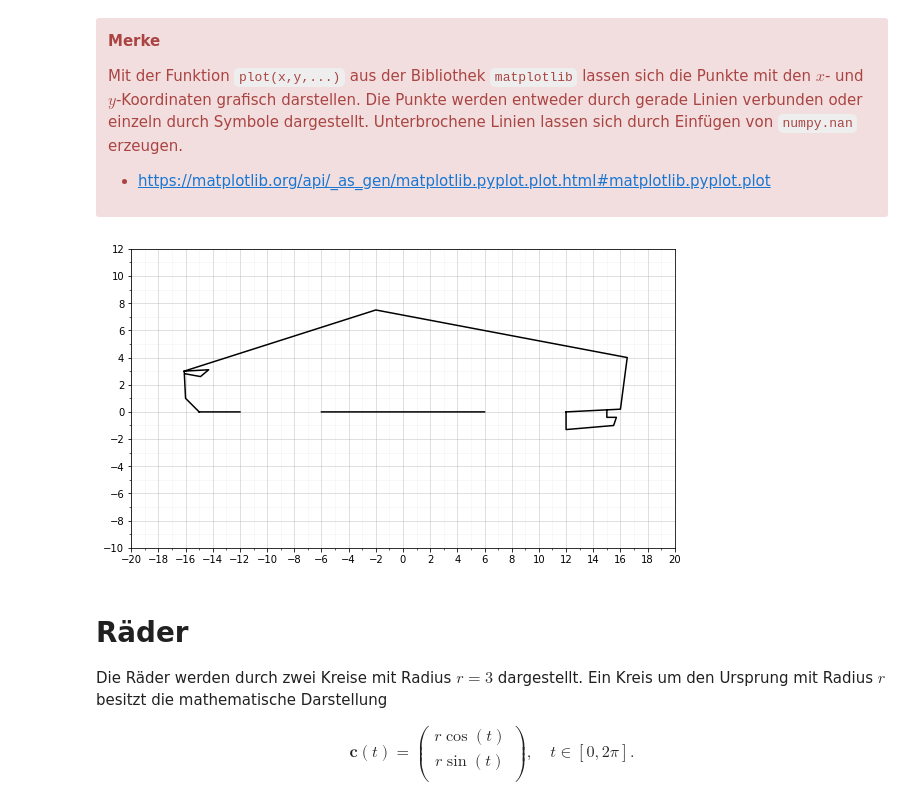
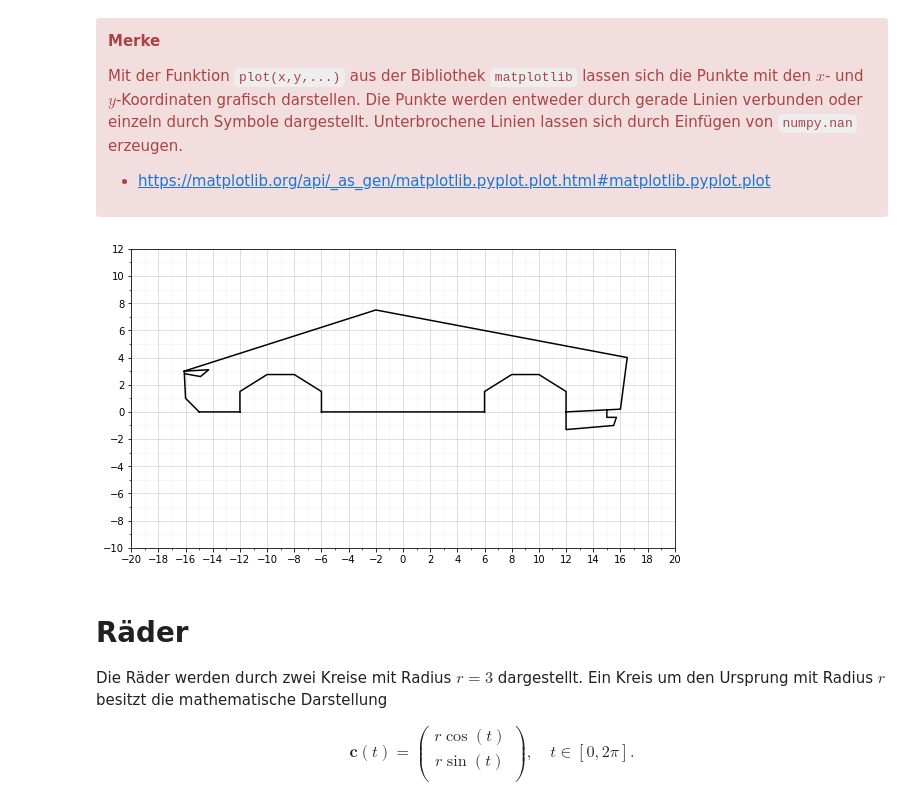
Before and after one commit to Wroyk-UniProjects/Mathe2Labor, a Jupyter notebook: car.ipynb, the cells around one changed output. Cells and saved outputs as stored; diff of their text form; code cells hidden in the pictures.

```diff
--- a/car.ipynb
+++ b/car.ipynb
@@ -157,19 +157,19 @@ Unterbrochene Linien lassen sich durch Einfügen von `numpy.nan` erzeugen.
 # %%
 #
 # Ergänzen Sie bitte hier die Python Befehle für Aufgabe 1!
 #
 #    1vorne unten    2zw. reifen     3hinten nach vorne + dach            4 heckdiffusor                 5 scheinwerfer
 x = [-15,-12,np.nan,-6,6,np.nan,12,16,16.5,-2,-16.1,-16,-15,np.nan,15,15,15.7,15.5,12,12,np.nan,-16.1,-14.3,-14.9,-16,np.nan]
 y = [0,0,np.nan,0,0,np.nan,0,0.2,4,7.5,3,1,0,np.nan,0.1,-0.4,-0.4,-1,-1.3,0,np.nan,3,3.1,2.6,2.8,np.nan]
 #     1          2                  3                       4                             5
-x_radkasten = []
-y_radkasten = []
+x_radkasten = [-12,-12,-10,-8,-6,-6,np.nan,6,6,8,10,12,12,np.nan]
+y_radkasten = [0,1.5,2.75,2.75,1.5,0,np.nan,0,1.5,2.75,2.75,1.5,0,np.nan]
 
 x = np.concatenate((x, x_radkasten))
 y = np.concatenate((y, y_radkasten))
 draw_plot(x, y, 'k', plot_settings)
 # %% [output]
-[figure, old version]
+[figure, new version]
 # %% [markdown]
 # Räder
 Die Räder werden durch zwei Kreise mit Radius $r=3$ dargestellt.
```
Also changed, not shown: parts of 1 cell of this notebook.
